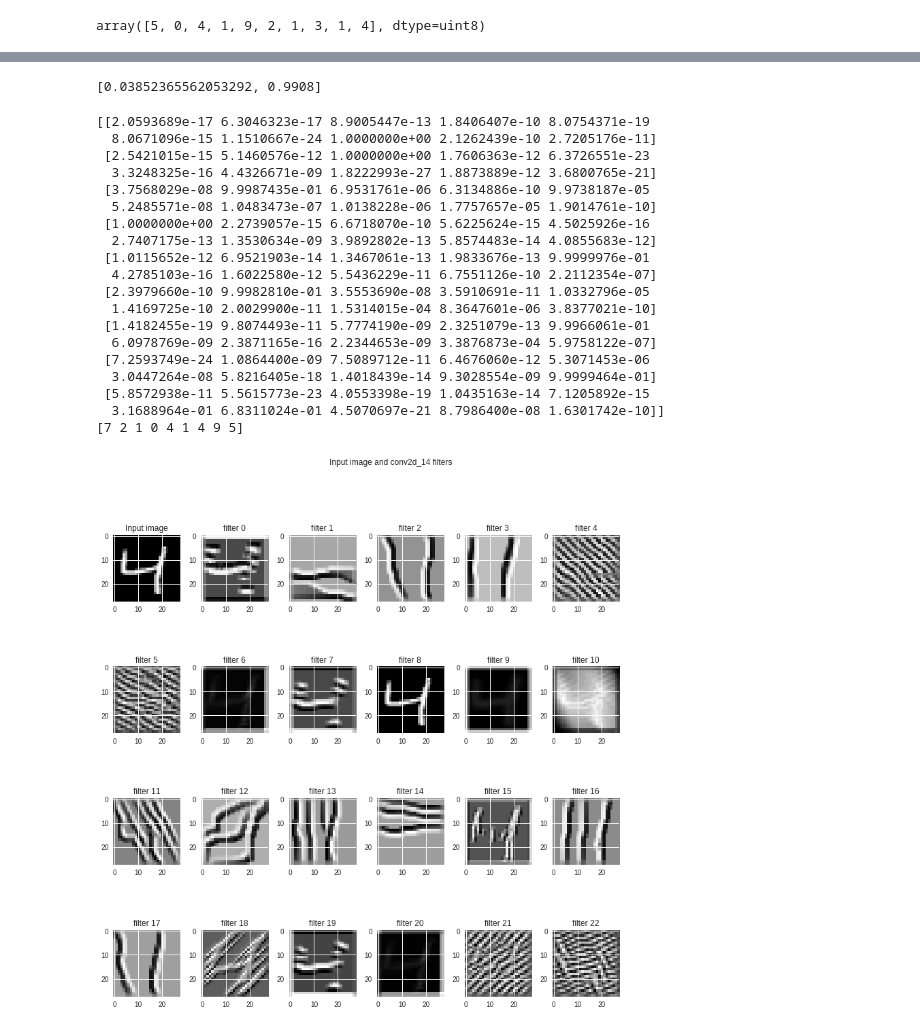
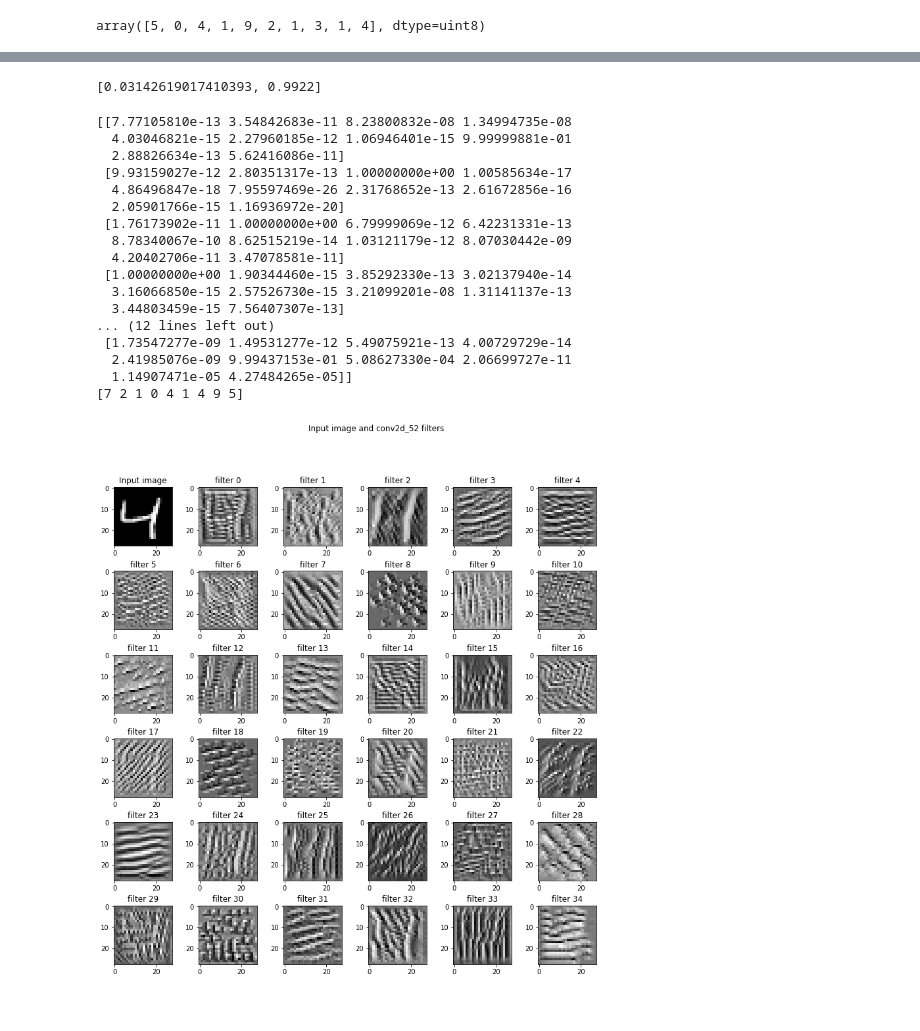
Before and after one commit to opheliagame/EIP4-coursework, a Jupyter notebook: Session-1/1st_DNN.ipynb, the cells around one changed output, grey strips where cells are left out. Cells and saved outputs as stored; diff of their text form; code cells hidden in the pictures.

Commit message:
batch normalization increases acc

```diff
--- a/Session-1/1st_DNN.ipynb
+++ b/Session-1/1st_DNN.ipynb
@@ -65,12 +65,19 @@ array([[0., 0., 0., 0., 0., 1., 0., 0., 0., 0.],
 # %%
 from keras.layers import Activation
+from keras.layers import BatchNormalization
 model = Sequential()
 
 
-model.add(Convolution2D(32, 3, 3, activation='relu', input_shape=(28,28,1)))
-model.add(Convolution2D(64, 3, activation='relu'))
-model.add(Convolution2D(128, 3, activation='relu'))
+model.add(Convolution2D(32, 3, 3, input_shape=(28,28,1)))
+model.add(BatchNormalization())
+model.add(Activation("relu"))
+
+model.add(Convolution2D(64, 3, activation="relu"))
+model.add(BatchNormalization())
+model.add(Activation("relu"))
+
 model.add(MaxPooling2D(pool_size=(2, 2)))
+
 model.add(Convolution2D(10, 1, activation='relu'))
 model.add(Convolution2D(32, 3, activation='relu'))
 model.add(Convolution2D(64, 3, activation='relu'))
@@ -101,8 +108,9 @@ Non-trainable params: 0
 _________________________________________________________________
 # %%
+from keras.optimizers import Nadam
 model.compile(loss='categorical_crossentropy',
-             optimizer='adam',
+             optimizer=Nadam(lr=1e-4),
              metrics=['accuracy'])
 # %%
-model.fit(X_train, Y_train, batch_size=32, nb_epoch=10, verbose=1)
+model.fit(X_train, Y_train, batch_size=32, nb_epoch=15, verbose=1)
 # %% [output]
@@ -132,31 +137,29 @@ score = model.evaluate(X_test, Y_test, verbose=0)
 # %%
 print(score)
 # %% [output]
-[0.03852365562053292, 0.9908]
+[0.03142619017410393, 0.9922]
 # %%
 y_pred = model.predict(X_test)
 # %%
 print(y_pred[:9])
 print(y_test[:9])
 # %% [output]
-[[2.0593689e-17 6.3046323e-17 8.9005447e-13 1.8406407e-10 8.0754371e-19
-  8.0671096e-15 1.1510667e-24 1.0000000e+00 2.1262439e-10 2.7205176e-11]
- [2.5421015e-15 5.1460576e-12 1.0000000e+00 1.7606363e-12 6.3726551e-23
-  3.3248325e-16 4.4326671e-09 1.8222993e-27 1.8873889e-12 3.6800765e-21]
- [3.7568029e-08 9.9987435e-01 6.9531761e-06 6.3134886e-10 9.9738187e-05
-  5.2485571e-08 1.0483473e-07 1.0138228e-06 1.7757657e-05 1.9014761e-10]
- [1.0000000e+00 2.2739057e-15 6.6718070e-10 5.6225624e-15 4.5025926e-16
-  2.7407175e-13 1.3530634e-09 3.9892802e-13 5.8574483e-14 4.0855683e-12]
- [1.0115652e-12 6.9521903e-14 1.3467061e-13 1.9833676e-13 9.9999976e-01
-  4.2785103e-16 1.6022580e-12 5.5436229e-11 6.7551126e-10 2.2112354e-07]
- [2.3979660e-10 9.9982810e-01 3.5553690e-08 3.5910691e-11 1.0332796e-05
-  1.4169725e-10 2.0029900e-11 1.5314015e-04 8.3647601e-06 3.8377021e-10]
- [1.4182455e-19 9.8074493e-11 5.7774190e-09 2.3251079e-13 9.9966061e-01
-  6.0978769e-09 2.3871165e-16 2.2344653e-09 3.3876873e-04 5.9758122e-07]
- [7.2593749e-24 1.0864400e-09 7.5089712e-11 6.4676060e-12 5.3071453e-06
-  3.0447264e-08 5.8216405e-18 1.4018439e-14 9.3028554e-09 9.9999464e-01]
- [5.8572938e-11 5.5615773e-23 4.0553398e-19 1.0435163e-14 7.1205892e-15
-  3.1688964e-01 6.8311024e-01 4.5070697e-21 8.7986400e-08 1.6301742e-10]]
+[[7.77105810e-13 3.54842683e-11 8.23800832e-08 1.34994735e-08
+  4.03046821e-15 2.27960185e-12 1.06946401e-15 9.99999881e-01
+  2.88826634e-13 5.62416086e-11]
+ [9.93159027e-12 2.80351317e-13 1.00000000e+00 1.00585634e-17
+  4.86496847e-18 7.95597469e-26 2.31768652e-13 2.61672856e-16
+  2.05901766e-15 1.16936972e-20]
+ [1.76173902e-11 1.00000000e+00 6.79999069e-12 6.42231331e-13
+  8.78340067e-10 8.62515219e-14 1.03121179e-12 8.07030442e-09
+  4.20402706e-11 3.47078581e-11]
+ [1.00000000e+00 1.90344460e-15 3.85292330e-13 3.02137940e-14
+  3.16066850e-15 2.57526730e-15 3.21099201e-08 1.31141137e-13
+  3.44803459e-15 7.56407307e-13]
+... (12 lines left out)
+ [1.73547277e-09 1.49531277e-12 5.49075921e-13 4.00729729e-14
+  2.41985076e-09 9.99437153e-01 5.08627330e-04 2.06699727e-11
+  1.14907471e-05 4.27484265e-05]]
 [7 2 1 0 4 1 4 9 5]
 # %%
 layer_dict = dict([(layer.name, layer) for layer in model.layers])
@@ -183,7 +186,7 @@ def deprocess_image(x):
     return x
 
 def vis_img_in_filter(img = np.array(X_train[2]).reshape((1, 28, 28, 1)).astype(np.float64),
-                      layer_name = 'conv2d_14'):
+                      layer_name = 'conv2d_52'):
     layer_output = layer_dict[layer_name].output
     img_ascs = list()
     for filter_index in range(layer_output.shape[3]):
@@ -206,31 +209,31 @@ def vis_img_in_filter(img = np.array(X_train[2]).reshape((1, 28, 28, 1)).astype(
         img_asc = np.array(img)
         # run gradient ascent for 20 steps
         for i in range(20):
             loss_value, grads_value = iterate([img_asc])
             img_asc += grads_value * step
 
         img_asc = img_asc[0]
         img_ascs.append(deprocess_image(img_asc).reshape((28, 28)))
 
     if layer_output.shape[3] >= 35:
         plot_x, plot_y = 6, 6
     elif layer_output.shape[3] >= 23:
         plot_x, plot_y = 4, 6
     elif layer_output.shape[3] >= 11:
         plot_x, plot_y = 2, 6
     else:
         plot_x, plot_y = 1, 2
     fig, ax = plt.subplots(plot_x, plot_y, figsize = (12, 12))
     ax[0, 0].imshow(img.reshape((28, 28)), cmap = 'gray')
     ax[0, 0].set_title('Input image')
     fig.suptitle('Input image and %s filters' % (layer_name,))
     fig.tight_layout(pad = 0.3, rect = [0, 0, 0.9, 0.9])
     for (x, y) in [(i, j) for i in range(plot_x) for j in range(plot_y)]:
         if x == 0 and y == 0:
             continue
         ax[x, y].imshow(img_ascs[x * plot_y + y - 1], cmap = 'gray')
         ax[x, y].set_title('filter %d' % (x * plot_y + y - 1))
 
 vis_img_in_filter()
 # %% [output]
-[figure, old version]
+[figure, new version]
```
Also changed, not shown: parts of 3 cells of this notebook, 1 other file.
